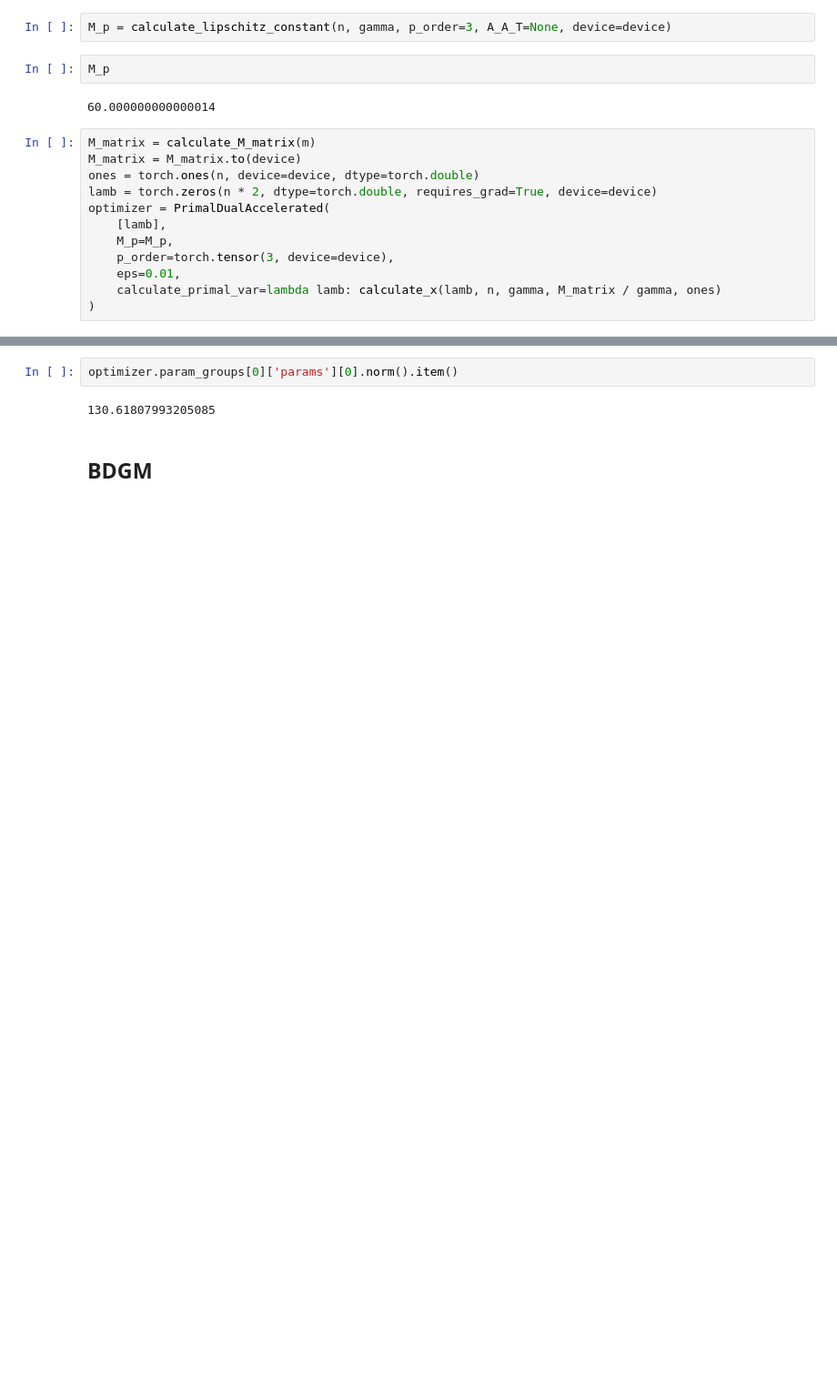
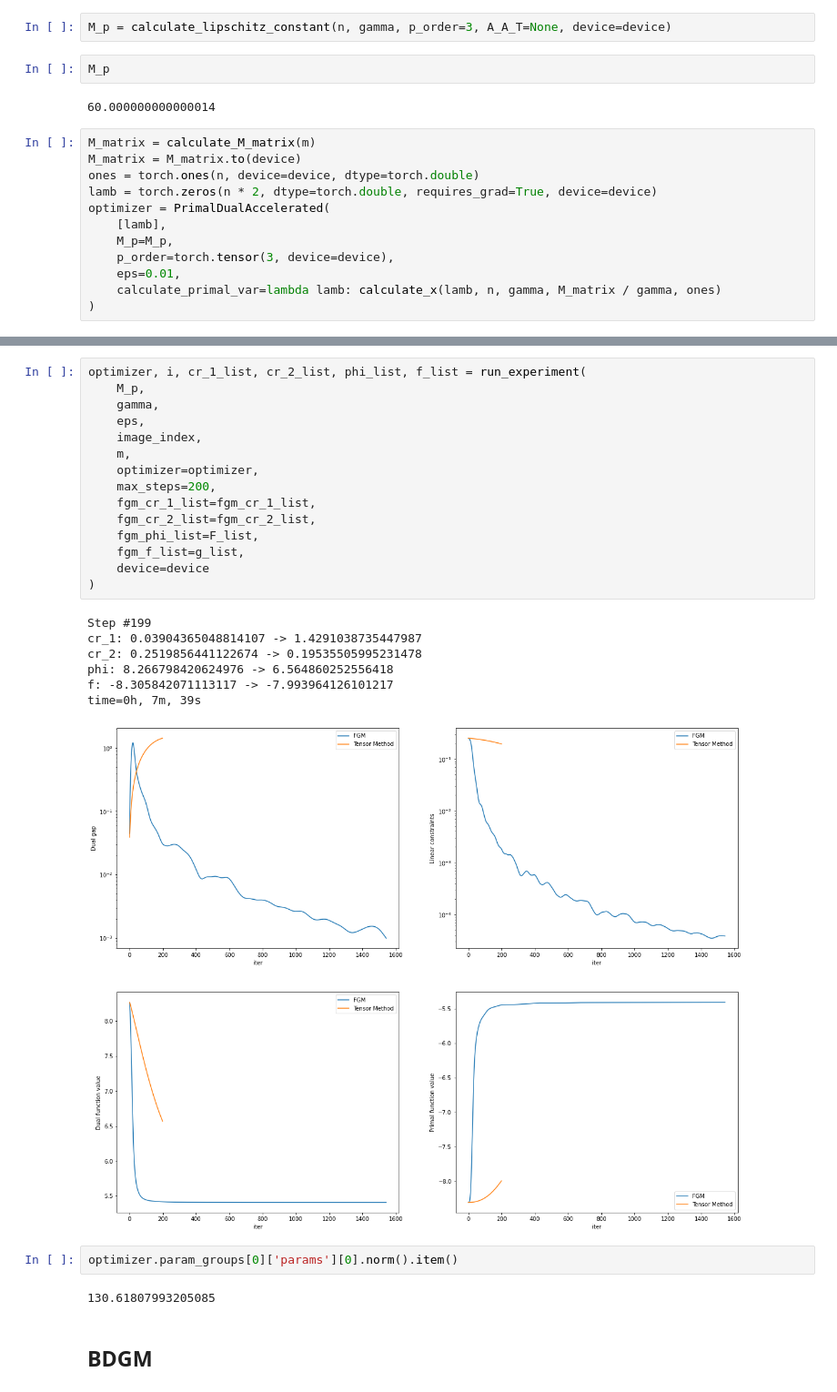
Before and after one commit to postrou/OPTAMI, a Jupyter notebook: primal_dual.ipynb, the cells around one changed output, grey strips where cells are left out. Shown: that part at 91% size. Saved outputs shown, nothing was run; the diff lists cells and outputs as text; blank space fills up the shorter version.

```diff
--- a/primal_dual.ipynb
+++ b/primal_dual.ipynb
@@ -239,3 +265,26 @@ time=13h, 26m, 48s
+# %%
+optimizer, i, cr_1_list, cr_2_list, phi_list, f_list = run_experiment(
+    M_p,
+    gamma,
+    eps,
+    image_index,
+    m,
+    optimizer=optimizer,
+    max_steps=200,
+    fgm_cr_1_list=fgm_cr_1_list,
+    fgm_cr_2_list=fgm_cr_2_list,
+    fgm_phi_list=F_list,
+    fgm_f_list=g_list,
+    device=device
+)
+# %% [output]
+Step #199
+cr_1: 0.03904365048814107 -> 1.4291038735447987
+cr_2: 0.2519856441122674 -> 0.19535505995231478
+phi: 8.266798420624976 -> 6.564860252556418
+f: -8.305842071113117 -> -7.993964126101217
+time=0h, 7m, 39s
+[figure, added]
 # %%
 optimizer.param_groups[0]['params'][0].norm().item()
 # %% [output]
```
Also changed, not shown: parts of 16 cells of this notebook.
